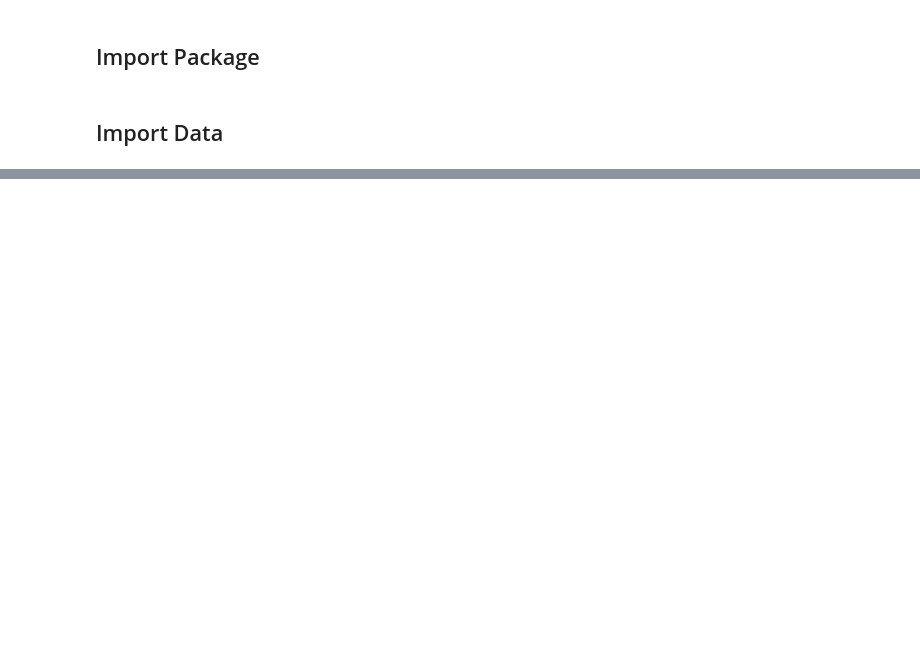
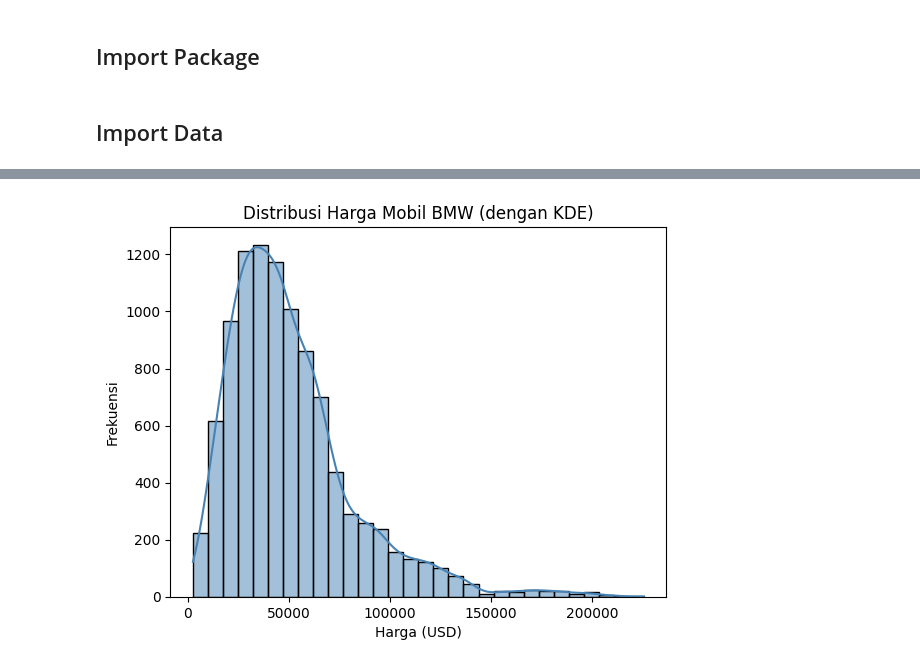
Before and after one commit to RekoNF/EDV_Tugas-and-Quiz, a Jupyter notebook: Quiz/Quiz 3.1.ipynb, the cells around one changed output, grey strips where cells are left out. Saved outputs shown, nothing was run; the diff lists cells and outputs as text; code cells hidden in the pictures; blank space fills up the shorter version.

```diff
--- a/Quiz/Quiz 3.1.ipynb
+++ b/Quiz/Quiz 3.1.ipynb
@@ -83,0 +191,9 @@ TypeError: 'DataFrame' object is not callable
+# %%
+# Distribusi Harga dengan Seaborn
+sns.histplot(df['price_usd'], bins=30, kde=True, color='steelblue')
+plt.title('Distribusi Harga Mobil BMW (dengan KDE)')
+plt.xlabel('Harga (USD)')
+plt.ylabel('Frekuensi')
+plt.show()
+# %% [output]
+[figure, added]
```
Also changed, not shown: parts of 43 cells of this notebook.
